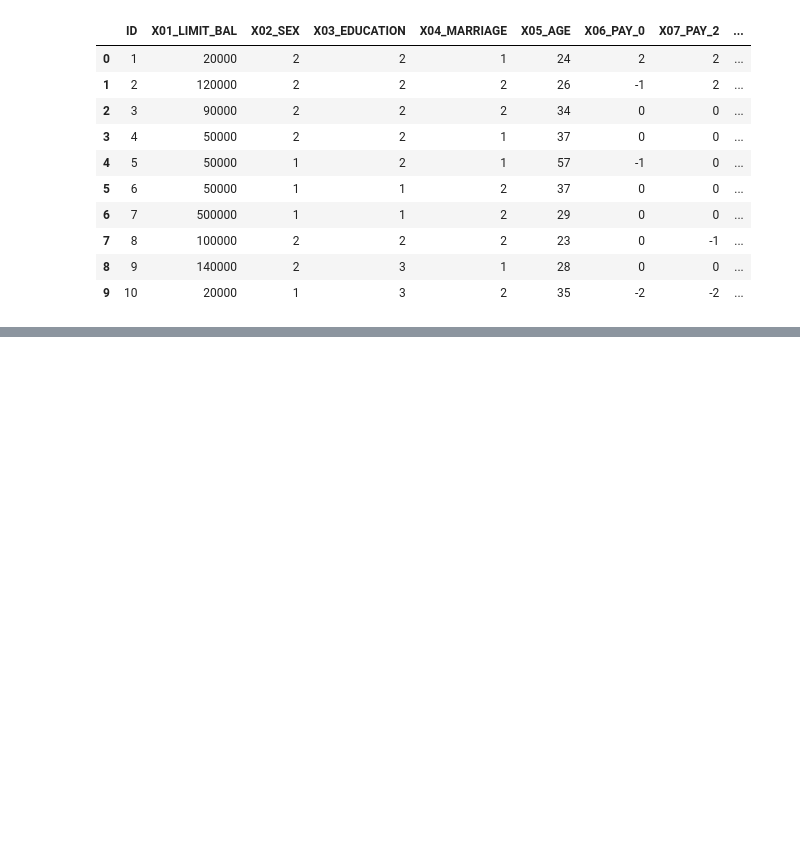
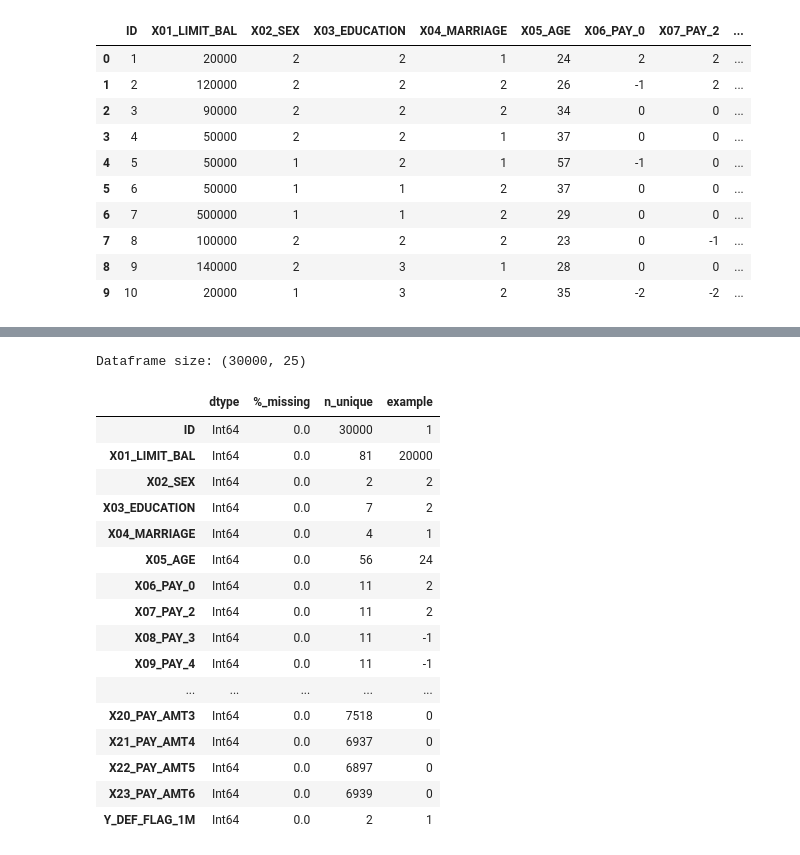
Before and after one commit to BenFlint123/ML_PD_Model, a Jupyter notebook: notebooks/00_EDA_Taiwan_dataset.ipynb, the cells around one changed output, grey strips where cells are left out. Cells and saved outputs as stored; diff of their text form; code cells hidden in the pictures; blank space fills up the shorter version.

```diff
--- a/notebooks/00_EDA_Taiwan_dataset.ipynb
+++ b/notebooks/00_EDA_Taiwan_dataset.ipynb
@@ -67,9 +59,16 @@ Measurement scale for repayment status:
 | X22 | May 2005 |
 | X23 | April 2005 |
 # %%
+import json
+
 import numpy as np
 import pandas as pd
 import sklearn as skl
-
-pd.set_option('display.max_columns', 100)
-pd.set_option('display.max_rows', 100)
+from config import (
+    CATEGORICAL_THRESHOLD,
+    COL_NAME_MAP,
+    DATA,
+    EDUCATION_MAP,
+    MARRIAGE_MAP,
+    OUTPUTS,
+)
@@ -76,19 +77,7 @@ pd.set_option('display.max_rows', 100)
 # %%
-df = pd.read_excel("../data/raw/default of credit card clients.xls")
+df = pd.read_excel(DATA / "raw/default of credit card clients.xls")
 df.columns = [f"{col_name}_{row_1}" for (col_name, row_1) in zip(df.columns, df.iloc[0,:], strict=True)]
-col_name_map = {
-    'Unnamed: 0_ID': 'ID',
-    'X1_LIMIT_BAL': 'X01_LIMIT_BAL',
-    'X2_SEX': 'X02_SEX',
-    'X3_EDUCATION': 'X03_EDUCATION',
-    'X4_MARRIAGE': 'X04_MARRIAGE',
-    'X5_AGE': 'X05_AGE',
-    'X6_PAY_0': 'X06_PAY_0',
-    'X7_PAY_2': 'X07_PAY_2',
-    'X8_PAY_3': 'X08_PAY_3',
-    'X9_PAY_4': 'X09_PAY_4'
-    }
-df = df.rename(columns=col_name_map)
+df = df.rename(columns=COL_NAME_MAP)
 df = df.drop(0, axis=0).reset_index(drop=True)
 df = df.convert_dtypes()
 df.head(10)
@@ -139,0 +148,30 @@ description_df = df.describe()
+# %%
+print(f'Dataframe size: {df.shape}')
+# %% [output]
+Dataframe size: (30000, 25)
+# %%
+profile = pd.DataFrame({
+    "dtype": df.dtypes,
+    '%_missing': (df.isna().mean() * 100).round(2),
+    'n_unique': df.nunique(),
+    'example': df.iloc[0],
+})
+profile
+# %% [output]
+|  | dtype | %_missing | n_unique | example |
+| ID | Int64 | 0.0 | 30000 | 1 |
+| X01_LIMIT_BAL | Int64 | 0.0 | 81 | 20000 |
+| X02_SEX | Int64 | 0.0 | 2 | 2 |
+| X03_EDUCATION | Int64 | 0.0 | 7 | 2 |
+| X04_MARRIAGE | Int64 | 0.0 | 4 | 1 |
+| X05_AGE | Int64 | 0.0 | 56 | 24 |
+| X06_PAY_0 | Int64 | 0.0 | 11 | 2 |
+| X07_PAY_2 | Int64 | 0.0 | 11 | 2 |
+| X08_PAY_3 | Int64 | 0.0 | 11 | -1 |
+| X09_PAY_4 | Int64 | 0.0 | 11 | -1 |
+| ... | ... | ... | ... | ... |
+| X20_PAY_AMT3 | Int64 | 0.0 | 7518 | 0 |
+| X21_PAY_AMT4 | Int64 | 0.0 | 6937 | 0 |
+| X22_PAY_AMT5 | Int64 | 0.0 | 6897 | 0 |
+| X23_PAY_AMT6 | Int64 | 0.0 | 6939 | 0 |
+| Y_DEF_FLAG_1M | Int64 | 0.0 | 2 | 1 |
```
Also changed, not shown: parts of 16 cells of this notebook, 6 other files.
